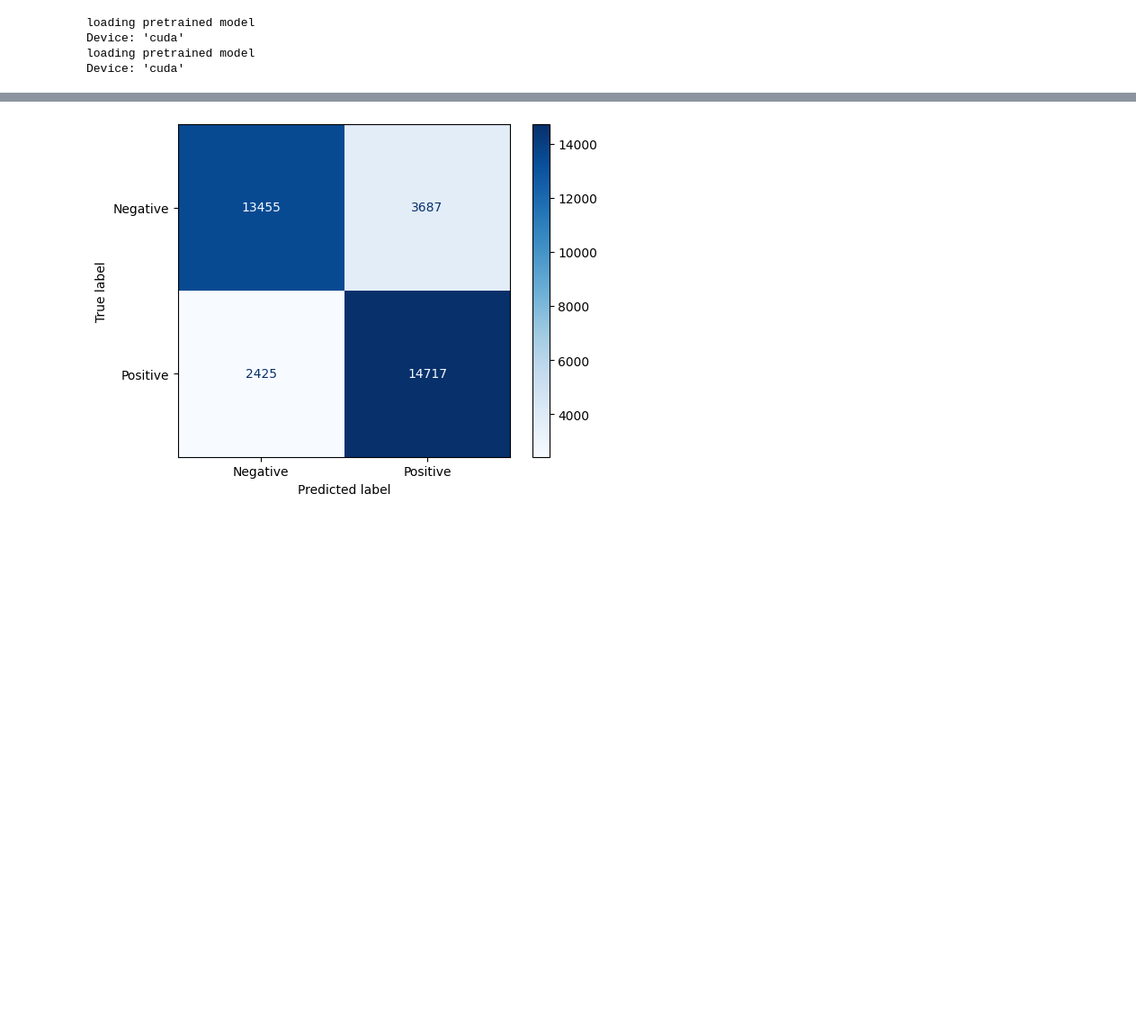
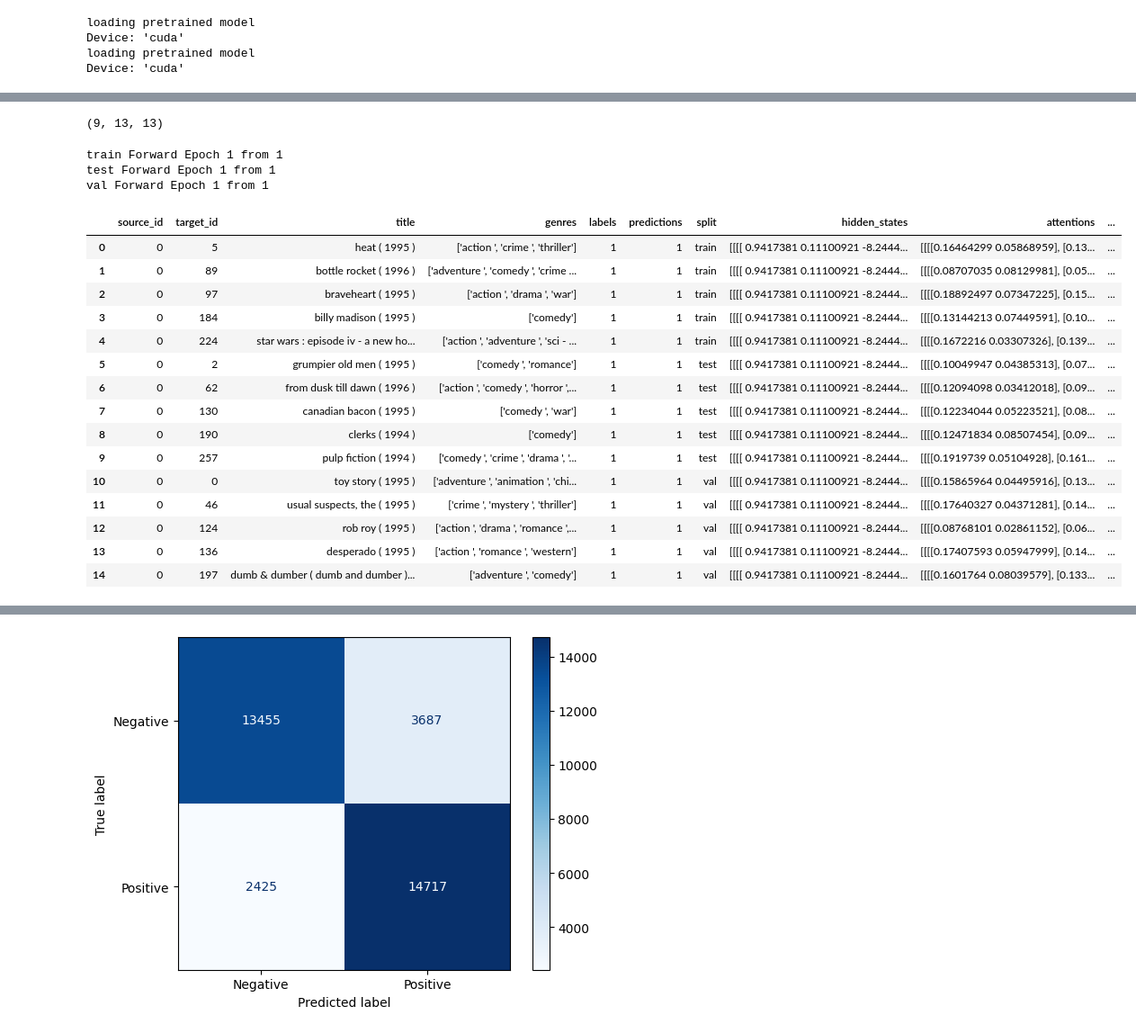
Before and after one commit to AhmadHAW/Hauptprojekt, a Jupyter notebook: evaluation.ipynb, the cells around one changed output, grey strips where cells are left out. Shown at 90% size. Drawn from its saved outputs; the diff is of its cells as text; code cells hidden in the pictures; blank space fills up the shorter version.

```diff
--- a/evaluation.ipynb
+++ b/evaluation.ipynb
@@ -114,0 +141,59 @@ input_embeds_replace_frozen_bert_classifier._plot_training_loss_and_accuracy(
+# %%
+subset_vanilla = subset = DatasetDict(
+    {
+        "train": dataset_vanilla["train"].select(range(5)),
+        "test": dataset_vanilla["test"].select(range(5)),
+        "val": dataset_vanilla["val"].select(range(5)),
+    }
+)
+subset_prompt = subset = DatasetDict(
+    {
+        "train": dataset_prompt["train"].select(range(5)),
+        "test": dataset_prompt["test"].select(range(5)),
+        "val": dataset_prompt["val"].select(range(5)),
+    }
+)
+subset_input_embeds_replace = subset = DatasetDict(
+    {
+        "train": dataset_input_embeds_replace["train"].select(range(5)),
+        "test": dataset_input_embeds_replace["test"].select(range(5)),
+        "val": dataset_input_embeds_replace["val"].select(range(5)),
+    }
+)
+# %%
+(
+    len(subset_vanilla["train"]["semantic_positional_encoding"][0]),
+    len(subset_prompt["train"]["semantic_positional_encoding"][0]),
+    len(subset_input_embeds_replace["train"]["semantic_positional_encoding"][0]),
+)
+# %% [output]
+(9, 13, 13)
+# %%
+input_embeds_replace_bert_classifier.forward_dataset_and_save_outputs(
+    subset_input_embeds_replace,
+    kg_manager.get_vanilla_tokens_as_df,
+    epochs=1,
+    batch_size=512,
+    include_graph_embeddings=True,
+    force_recompute=True,
+)
+# %% [output]
+train Forward Epoch 1 from 1
+test Forward Epoch 1 from 1
+val Forward Epoch 1 from 1
+|  | source_id | target_id | title | genres | labels | predictions | split | hidden_states | attentions | ... |
+| 0 | 0 | 5 | heat ( 1995 ) | ['action ', 'crime ', 'thriller'] | 1 | 1 | train | [[[[ 0.9417381 0.11100921 -8.2444... | [[[[0.16464299 0.05868959], [0.13... | ... |
+| 1 | 0 | 89 | bottle rocket ( 1996 ) | ['adventure ', 'comedy ', 'crime ... | 1 | 1 | train | [[[[ 0.9417381 0.11100921 -8.2444... | [[[[0.08707035 0.08129981], [0.05... | ... |
+| 2 | 0 | 97 | braveheart ( 1995 ) | ['action ', 'drama ', 'war'] | 1 | 1 | train | [[[[ 0.9417381 0.11100921 -8.2444... | [[[[0.18892497 0.07347225], [0.15... | ... |
+| 3 | 0 | 184 | billy madison ( 1995 ) | ['comedy'] | 1 | 1 | train | [[[[ 0.9417381 0.11100921 -8.2444... | [[[[0.13144213 0.07449591], [0.10... | ... |
+| 4 | 0 | 224 | star wars : episode iv - a new ho... | ['action ', 'adventure ', 'sci - ... | 1 | 1 | train | [[[[ 0.9417381 0.11100921 -8.2444... | [[[[0.1672216 0.03307326], [0.139... | ... |
+| 5 | 0 | 2 | grumpier old men ( 1995 ) | ['comedy ', 'romance'] | 1 | 1 | test | [[[[ 0.9417381 0.11100921 -8.2444... | [[[[0.10049947 0.04385313], [0.07... | ... |
+| 6 | 0 | 62 | from dusk till dawn ( 1996 ) | ['action ', 'comedy ', 'horror ',... | 1 | 1 | test | [[[[ 0.9417381 0.11100921 -8.2444... | [[[[0.12094098 0.03412018], [0.09... | ... |
+| 7 | 0 | 130 | canadian bacon ( 1995 ) | ['comedy ', 'war'] | 1 | 1 | test | [[[[ 0.9417381 0.11100921 -8.2444... | [[[[0.12234044 0.05223521], [0.08... | ... |
+| 8 | 0 | 190 | clerks ( 1994 ) | ['comedy'] | 1 | 1 | test | [[[[ 0.9417381 0.11100921 -8.2444... | [[[[0.12471834 0.08507454], [0.09... | ... |
+| 9 | 0 | 257 | pulp fiction ( 1994 ) | ['comedy ', 'crime ', 'drama ', '... | 1 | 1 | test | [[[[ 0.9417381 0.11100921 -8.2444... | [[[[0.1919739 0.05104928], [0.161... | ... |
+| 10 | 0 | 0 | toy story ( 1995 ) | ['adventure ', 'animation ', 'chi... | 1 | 1 | val | [[[[ 0.9417381 0.11100921 -8.2444... | [[[[0.15865964 0.04495916], [0.13... | ... |
+| 11 | 0 | 46 | usual suspects, the ( 1995 ) | ['crime ', 'mystery ', 'thriller'] | 1 | 1 | val | [[[[ 0.9417381 0.11100921 -8.2444... | [[[[0.17640327 0.04371281], [0.14... | ... |
+| 12 | 0 | 124 | rob roy ( 1995 ) | ['action ', 'drama ', 'romance ',... | 1 | 1 | val | [[[[ 0.9417381 0.11100921 -8.2444... | [[[[0.08768101 0.02861152], [0.06... | ... |
+| 13 | 0 | 136 | desperado ( 1995 ) | ['action ', 'romance ', 'western'] | 1 | 1 | val | [[[[ 0.9417381 0.11100921 -8.2444... | [[[[0.17407593 0.05947999], [0.14... | ... |
+| 14 | 0 | 197 | dumb & dumber ( dumb and dumber )... | ['adventure ', 'comedy'] | 1 | 1 | val | [[[[ 0.9417381 0.11100921 -8.2444... | [[[[0.1601764 0.08039579], [0.133... | ... |
```
Also changed, not shown: parts of 9 cells of this notebook, 15 other files.
